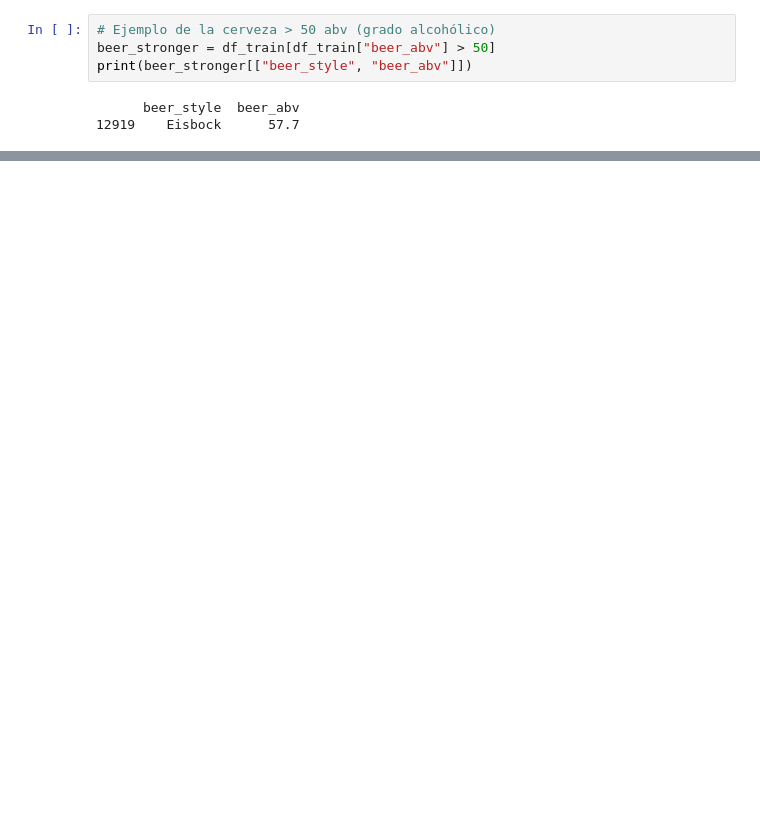
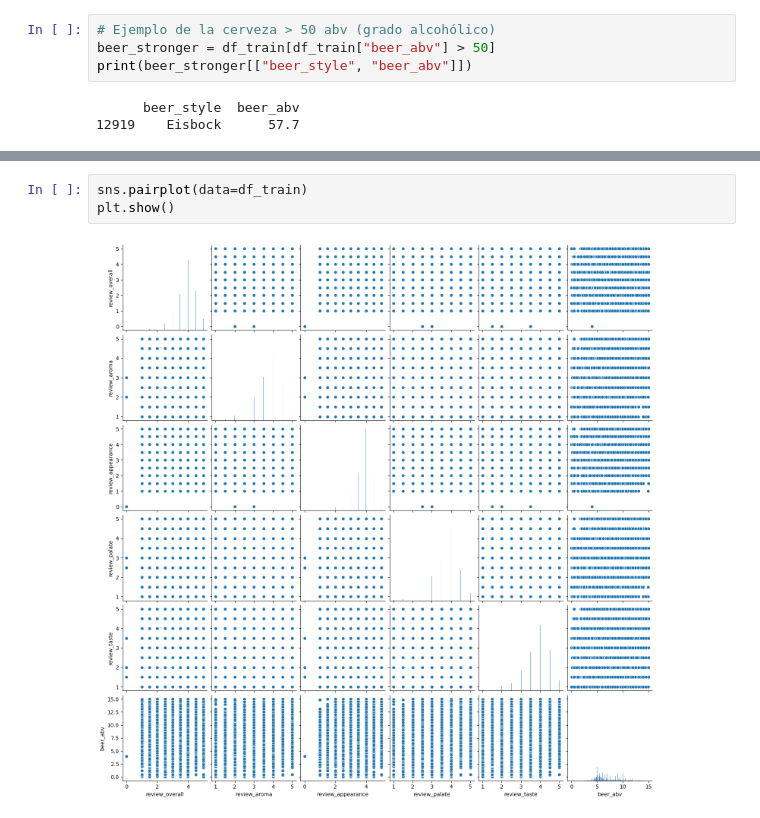
Before and after one commit to a70mico/Final_Project_Data_Science, a Jupyter notebook: src/explore_2.ipynb, the cells around one changed output, grey strips where cells are left out. Cells and saved outputs as stored; diff of their text form; blank space fills up the shorter version.

```diff
--- a/src/explore_2.ipynb
+++ b/src/explore_2.ipynb
@@ -305,0 +478,5 @@ Algunas cervezas artesanales experimentales incluso pueden alcanzar ABV mucho m
+# %%
+sns.pairplot(data=df_train)
+plt.show()
+# %% [output]
+[figure, added]
```
Also changed, not shown: parts of 24 cells of this notebook.
